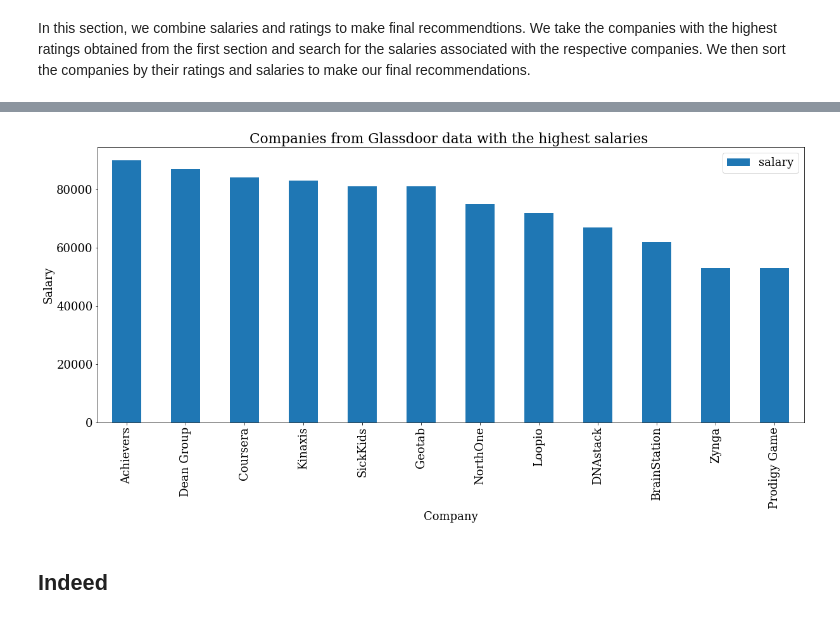
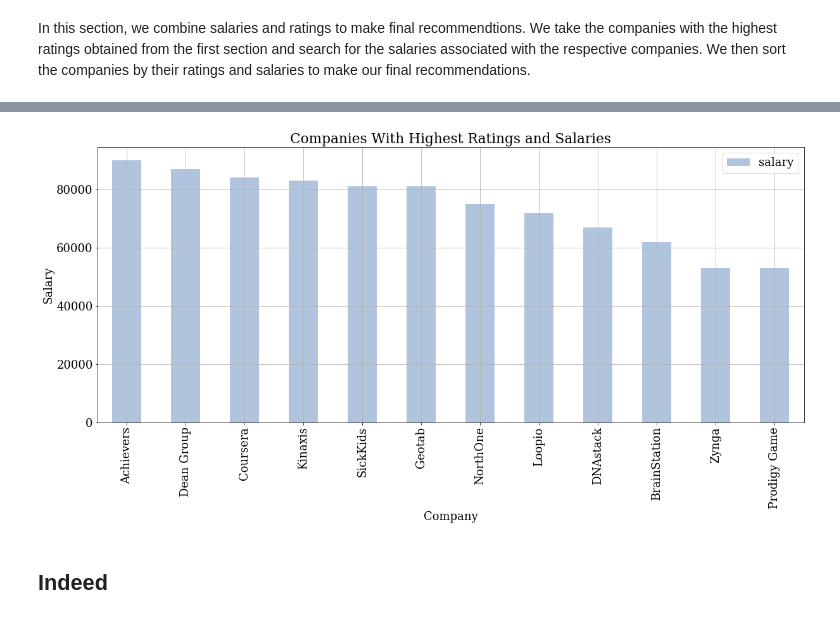
Before and after one commit to atkinssamuel/EdTech, a Jupyter notebook: 4-DS-EdTech/4-DS-EdTech.ipynb, the cells around one changed output, grey strips where cells are left out. Drawn from its saved outputs; the diff is of its cells as text; code cells hidden in the pictures.

```diff
--- a/4-DS-EdTech/4-DS-EdTech.ipynb
+++ b/4-DS-EdTech/4-DS-EdTech.ipynb
@@ -371,8 +369,17 @@ jobs_df.head()
 After cleaning the data, let's visualize 30 companies with the highest salaries
 # %%
 high_salary = jobs_df.sort_values(by=['salary'], ascending=False).iloc[:30, :]
+
+font = {'font.family' : 'serif',
+        'font.size'   : 18,
+        'font.weight' : 'normal'}
+plt.rcParams.update(font)
+
+my_colors = ["rosybrown", "lightcoral", "firebrick", "darkred", "mistyrose"] * 10
+
 ax = high_salary.plot(x="employer", y=['salary'],
-                 kind="bar", figsize=(20,8), title="Companies with the highest salaries ")
+                 kind="bar", figsize=(20,8), title="Companies With Highest Salaries", color= my_colors)
+
 ax.set_ylabel("Salary")
 plt.show()
 # %% [output]
@@ -421,13 +428,15 @@ See the caveats in the documentation: http://pandas.pydata.org/pandas-docs/stabl
 | 367 | Prodigy Game | Data Scientist, Game | 53000 |
 # %%
 # Plot the salaries of the highest rating companies
+my_colors = ["lightsteelblue", "cornflowerblue", "royalblue", "midnightblue", "mediumblue"]*10
+
 ax = with_salaries.plot(x="employer", y=['salary'],
-                 kind="bar", figsize=(20,8), title="Companies from Glassdoor data with the highest salaries ")
+                 kind="bar", figsize=(20,8), title="Companies With Highest Ratings and Salaries", grid=True, colors=my_colors)
 ax.set_ylabel("Salary")
 ax.set_xlabel("Company")
 plt.show()
 # %% [output]
-[figure, old version]
+[figure, new version]
 # %% [markdown]
 ## Indeed
 # %%
```
Also changed, not shown: parts of 12 cells of this notebook.
